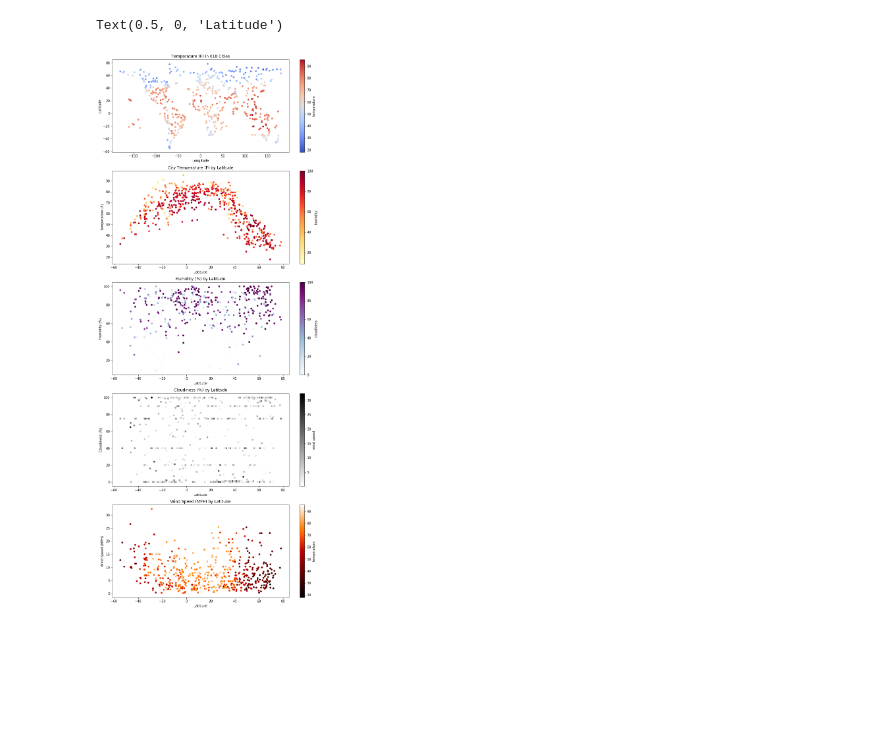
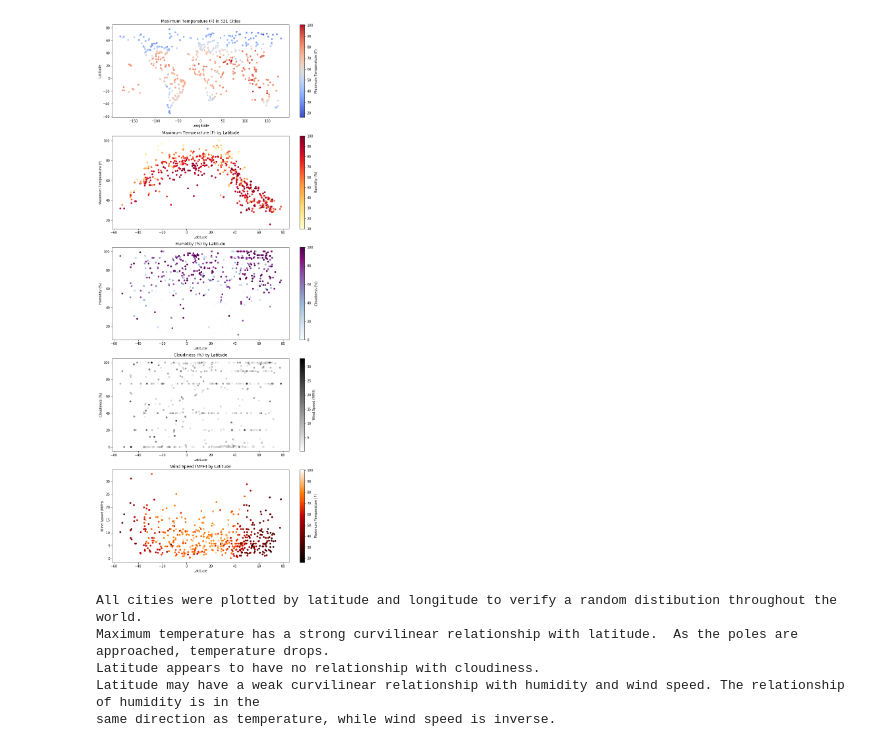
Before and after one commit to janinewhite/python-api-challenge, a Jupyter notebook: WeatherPy/Solution.ipynb, the cells around one changed output. Drawn from its saved outputs; the diff is of its cells as text; code cells hidden in the pictures; blank space fills up the shorter version.

Commit message:
Graphs and statements complete

```diff
--- a/WeatherPy/Solution.ipynb
+++ b/WeatherPy/Solution.ipynb
@@ -62,10 +68,19 @@ print(f"{str(total_cities)} cities found")
 # %%
+# Print weather for a city
+def print_weather(city_weather,city_num):
+    city = dict(city_weather)
+    city_number = str(city_num)
+    city_name = city['City']
+    city_latitude = str(city['Latitude'])
+    city_longitude = str(city['Longitude'])
+    city_max_temp = str(city['Maximum Temperature (F)'])
+    city_humidity = str(city['Humidity (%)'])
+    city_cloudiness = str(city['Cloudiness (%)'])
+    city_wind_speed  = str(city['Wind Speed (MPH)'])
+    print(f"City Weather #{city_number} {city_name} ({city_latitude},{city_longitude}): {city_max_temp}F {city_humidity}% Humidity {city_cloudiness}% Cloudy {city_wind_speed} mph Wind")
+    pass
+
 # Get Weather for a City
-
-def print_weather(city_weather,city_number):
-    city = dict(city_weather)
-    print(f"City Weather #{str(city_number)} {city['city']} ({city['latitude']},{city['longitude']}): {city['temperature']}F {str(city['humidity'])}% Humidity {str(city['cloudiness'])}% Cloudy {str(city['wind speed'])} mph Wind")
-
 def get_city_weather(city):
     url = f"{url_stem}{city}&appid={api_key}&units=Imperial"
     weather_response = requests.get(url)
@@ -84,24 +99,18 @@ def get_city_weather(city):
             "Cloudiness (%)":cloudiness,
             "Wind Speed (MPH)":wind_speed}
 # %%
-# Initialize dataframe
-city_num = 0
-city_data = get_city_weather(cities[city_num])
-print_weather(city_data,city_num)
-citydf = pd.DataFrame(city_data,index=[city_num])
-# Add additional cities
+# Get Weather for All Cities
+cities_found = 0
 for city_num in range(1,total_cities):
     try:
         city_data = get_city_weather(cities[city_num])
+        cities_found+=1
         print_weather(city_data,city_num)
-        citydf = citydf.append(pd.DataFrame(city_data,index=[city_num]))
+        if cities_found==1:
+            citydf = pd.DataFrame(city_data,index=[city_num])
+        else:
+            citydf = citydf.append(pd.DataFrame(city_data,index=[city_num]))
     except:
         print(f"Skipping #{str(city_num)} {cities[city_num]}")
-print(f"Weather for {str(len(citydf))} cities retrieved.")
-
-# Export city weather data to CSV
-citydf.to_csv(f"{output_file}")
-
-# Display dataframe
-citydf.head()
+print(f"Weather for {str(cities_found)} cities retrieved.")
 # %% [output]
@@ -131,11 +158,12 @@ Weather for 551 cities retrieved.
 # %%
+# Chart Wheather
 fig = plt.figure(figsize=(12,30))
 ax0 = fig.add_subplot(511)
 citydf.plot.scatter(x='Longitude',
                     y='Latitude',
                     c='Maximum Temperature (F)',
                     colormap='coolwarm',
-                    title=f"Maximum Temperature (F) in {str(total_cities)} Cities",
+                    title=f"Maximum Temperature (F) in {str(cities_found)} Cities",
                     ax=ax0)
 #ax0.set_ylabel("Latitude")
 #ax0.set_xlabel("Longitude")
@@ -149,32 +177,44 @@ citydf.plot.scatter(x='Latitude',
 #ax1.set_ylabel("Temperature (F)")
 #ax1.set_xlabel("Latitude")
 ax2 = fig.add_subplot(513)
 citydf.plot.scatter(x='Latitude',
                     y='Humidity (%)',
                     c='Cloudiness (%)',
                     colormap='BuPu',
                     title=f"Humidity (%) by Latitude",
                     ax=ax2)
 #ax2.set_ylabel("Humidity (%)")
 #ax2.set_xlabel("Latitude")
 ax3 = fig.add_subplot(514)
 citydf.plot.scatter(x='Latitude',
                     y='Cloudiness (%)',
                     c='Wind Speed (MPH)',
                     colormap='binary',
                     title=f"Cloudiness (%) by Latitude",
                     ax=ax3)
 #ax3.set_ylabel("Cloudiness (%)")
 #ax3.set_xlabel("Latitude")
 ax4 = fig.add_subplot(515)
 citydf.plot.scatter(x='Latitude',
                     y='Wind Speed (MPH)',
                     c='Maximum Temperature (F)',
                     colormap='gist_heat',
                     title=f"Wind Speed (MPH) by Latitude",
                     ax=ax4)
 #ax4.set_ylabel("Wind Speed (MPH)")
 #ax4.set_xlabel("Latitude")
+fig.savefig(f"{output_folder}/charts.png")
 # %% [output]
-Text(0.5, 0, 'Latitude')
-[figure, old version]
+[figure, new version]
+# %%
+print("""All cities were plotted by latitude and longitude to verify a random distibution throughout the world.
+Maximum temperature has a strong curvilinear relationship with latitude.  As the poles are approached, temperature drops.
+Latitude appears to have no relationship with cloudiness.
+Latitude may have a weak curvilinear relationship with humidity and wind speed. The relationship of humidity is in the
+same direction as temperature, while wind speed is inverse.""")
+# %% [output]
+All cities were plotted by latitude and longitude to verify a random distibution throughout the world.
+Maximum temperature has a strong curvilinear relationship with latitude.  As the poles are approached, temperature drops.
+Latitude appears to have no relationship with cloudiness.
+Latitude may have a weak curvilinear relationship with humidity and wind speed. The relationship of humidity is in the
+same direction as temperature, while wind speed is inverse.
```
Also changed, not shown: parts of 5 cells of this notebook, 2 other files.
